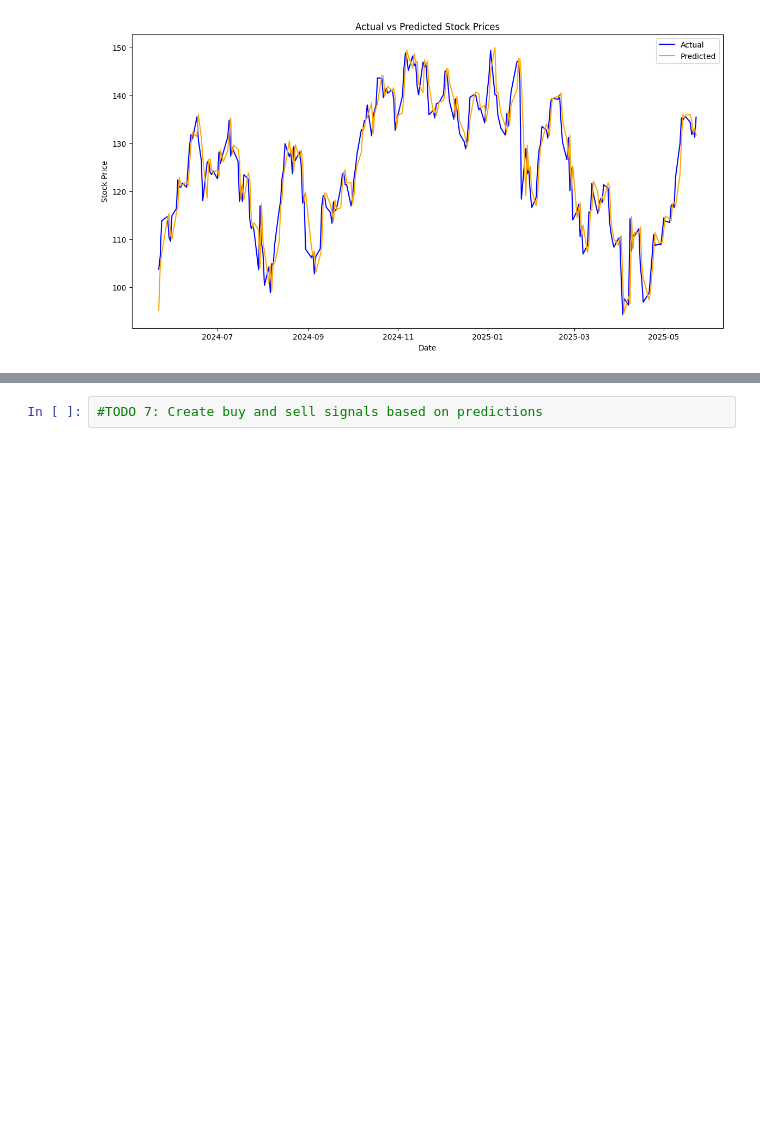
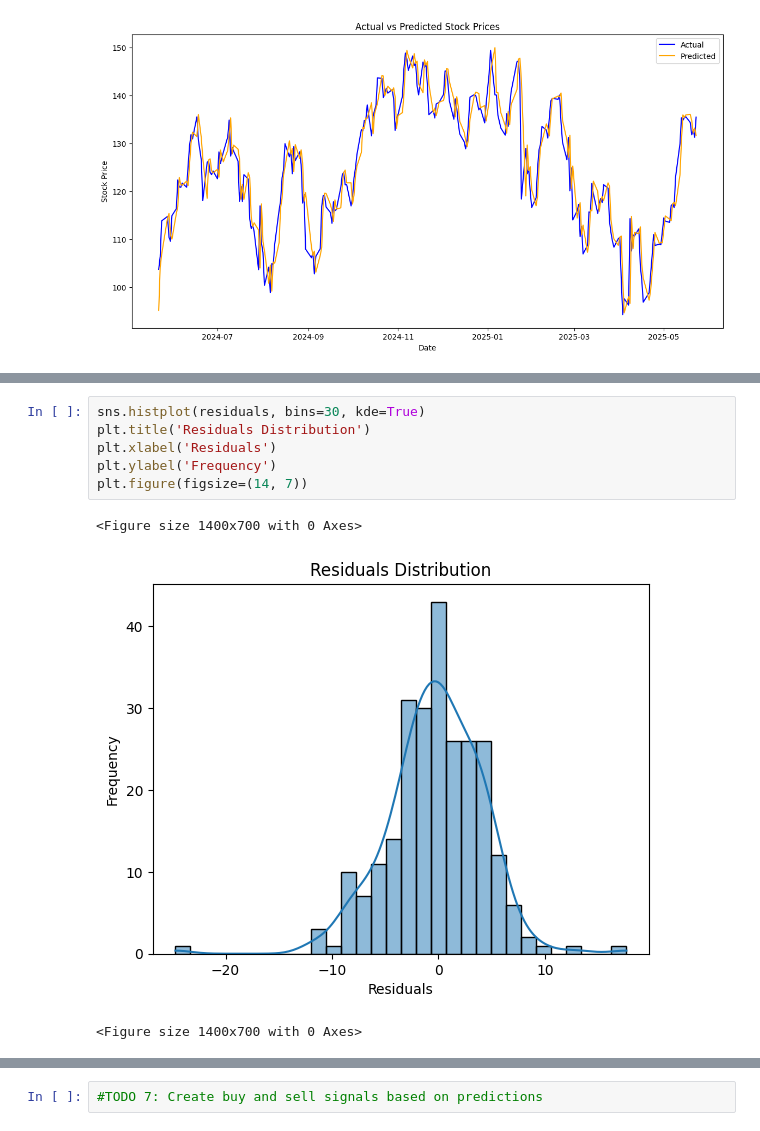
Before and after one commit to marabsatt/blackwell, a Jupyter notebook: main.ipynb, the cells around one changed output, grey strips where cells are left out. Drawn from its saved outputs; the diff is of its cells as text; blank space fills up the shorter version.

```diff
--- a/main.ipynb
+++ b/main.ipynb
@@ -163,0 +190,10 @@ plt.show()
+# %%
+sns.histplot(residuals, bins=30, kde=True)
+plt.title('Residuals Distribution')
+plt.xlabel('Residuals')
+plt.ylabel('Frequency')
+plt.figure(figsize=(14, 7))
+# %% [output]
+<Figure size 1400x700 with 0 Axes>
+[figure, added]
+<Figure size 1400x700 with 0 Axes>
```
Also changed, not shown: parts of 5 cells of this notebook.
